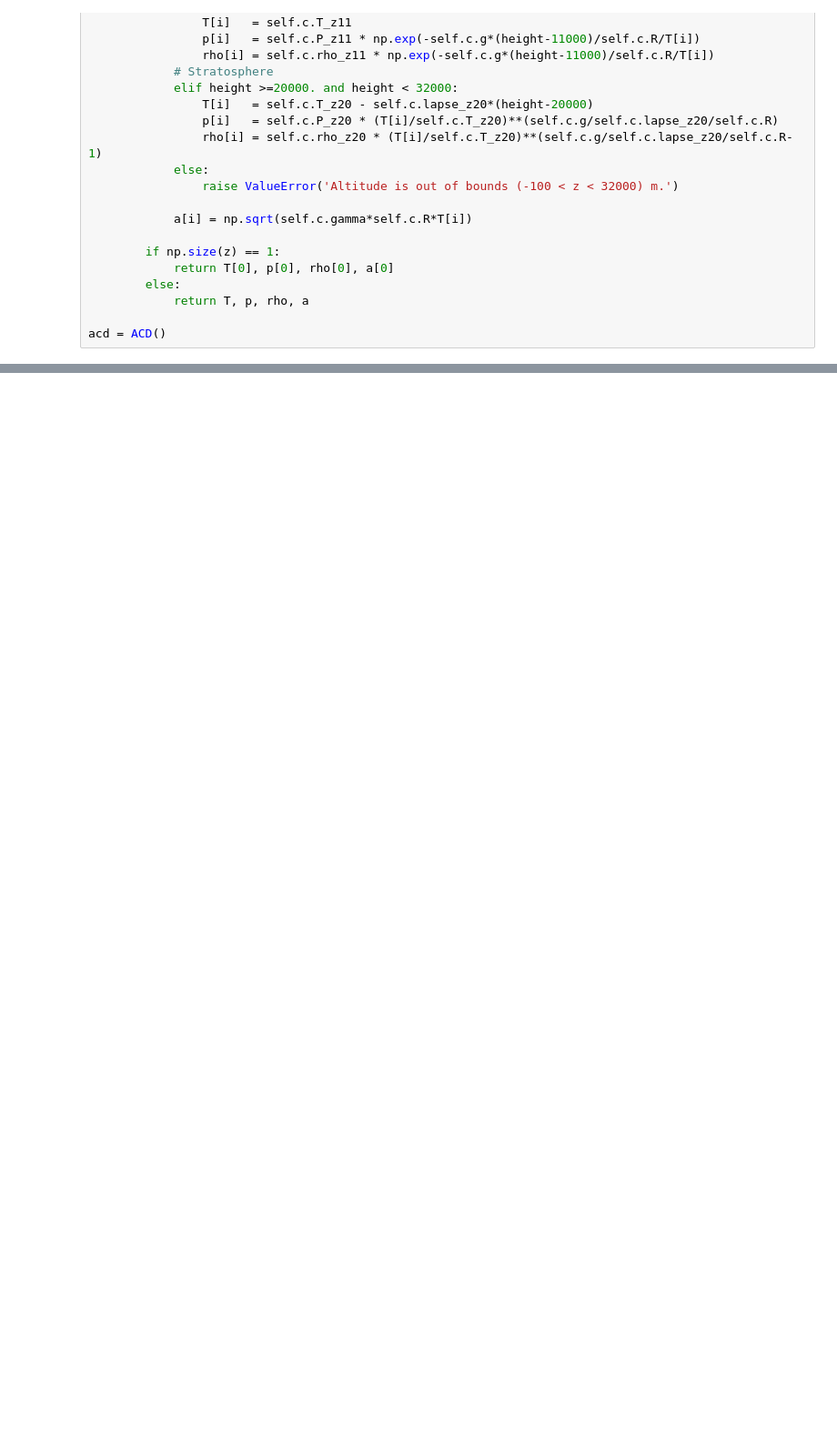
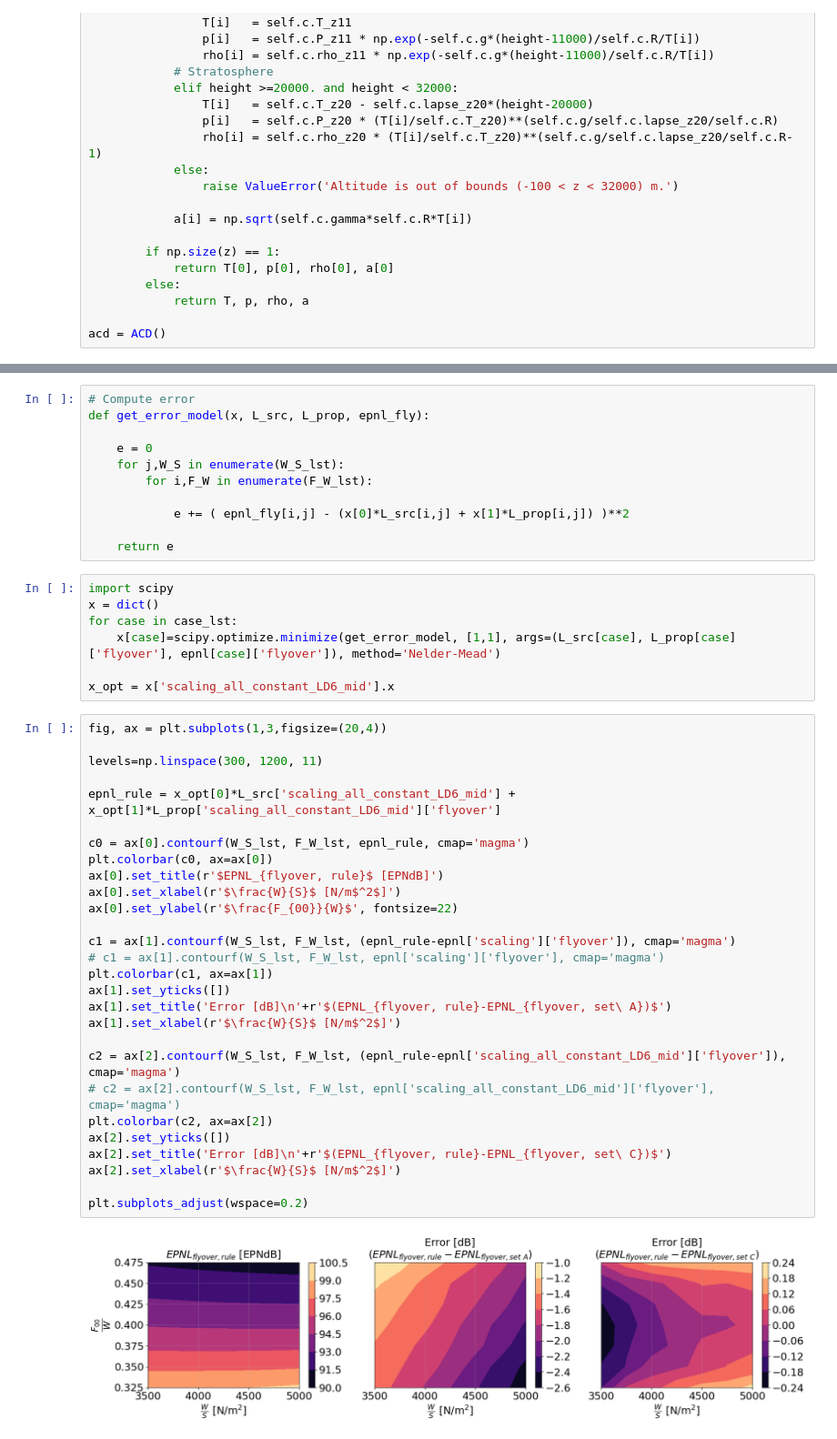
Before and after one commit to MIT-LAE/pyNA, a Jupyter notebook: pyNA/run/Scaling sweep.ipynb, the cells around one changed output, grey strips where cells are left out. Shown at 91% size. Cells and saved outputs as stored; diff of their text form; blank space fills up the shorter version.

```diff
--- a/pyNA/run/Scaling sweep.ipynb
+++ b/pyNA/run/Scaling sweep.ipynb
@@ -577,0 +632,48 @@ for i,case in enumerate(case_lst):
+# %%
+# Compute error
+def get_error_model(x, L_src, L_prop, epnl_fly):
+
+    e = 0
+    for j,W_S in enumerate(W_S_lst):
+        for i,F_W in enumerate(F_W_lst):
+
+            e += ( epnl_fly[i,j] - (x[0]*L_src[i,j] + x[1]*L_prop[i,j]) )**2
+
+    return e
+# %%
+import scipy
+x = dict()
+for case in case_lst:
+    x[case]=scipy.optimize.minimize(get_error_model, [1,1], args=(L_src[case], L_prop[case]['flyover'], epnl[case]['flyover']), method='Nelder-Mead')
+
+x_opt = x['scaling_all_constant_LD6_mid'].x
+# %%
+fig, ax = plt.subplots(1,3,figsize=(20,4))
+
+levels=np.linspace(300, 1200, 11)
+
+epnl_rule = x_opt[0]*L_src['scaling_all_constant_LD6_mid'] + x_opt[1]*L_prop['scaling_all_constant_LD6_mid']['flyover']
+
+c0 = ax[0].contourf(W_S_lst, F_W_lst, epnl_rule, cmap='magma')
+plt.colorbar(c0, ax=ax[0])
+ax[0].set_title(r'$EPNL_{flyover, rule}$ [EPNdB]')
+ax[0].set_xlabel(r'$\frac{W}{S}$ [N/m$^2$]')
+ax[0].set_ylabel(r'$\frac{F_{00}}{W}$', fontsize=22)
+
+c1 = ax[1].contourf(W_S_lst, F_W_lst, (epnl_rule-epnl['scaling']['flyover']), cmap='magma')
+# c1 = ax[1].contourf(W_S_lst, F_W_lst, epnl['scaling']['flyover'], cmap='magma')
+plt.colorbar(c1, ax=ax[1])
+ax[1].set_yticks([])
+ax[1].set_title('Error [dB]\n'+r'$(EPNL_{flyover, rule}-EPNL_{flyover, set\ A})$')
+ax[1].set_xlabel(r'$\frac{W}{S}$ [N/m$^2$]')
+
+c2 = ax[2].contourf(W_S_lst, F_W_lst, (epnl_rule-epnl['scaling_all_constant_LD6_mid']['flyover']), cmap='magma')
+# c2 = ax[2].contourf(W_S_lst, F_W_lst, epnl['scaling_all_constant_LD6_mid']['flyover'], cmap='magma')
+plt.colorbar(c2, ax=ax[2])
+ax[2].set_yticks([])
+ax[2].set_title('Error [dB]\n'+r'$(EPNL_{flyover, rule}-EPNL_{flyover, set\ C})$')
+ax[2].set_xlabel(r'$\frac{W}{S}$ [N/m$^2$]')
+
+plt.subplots_adjust(wspace=0.2)
+# %% [output]
+[figure, added]
```
Also changed, not shown: parts of 17 cells of this notebook, 17 other files.
